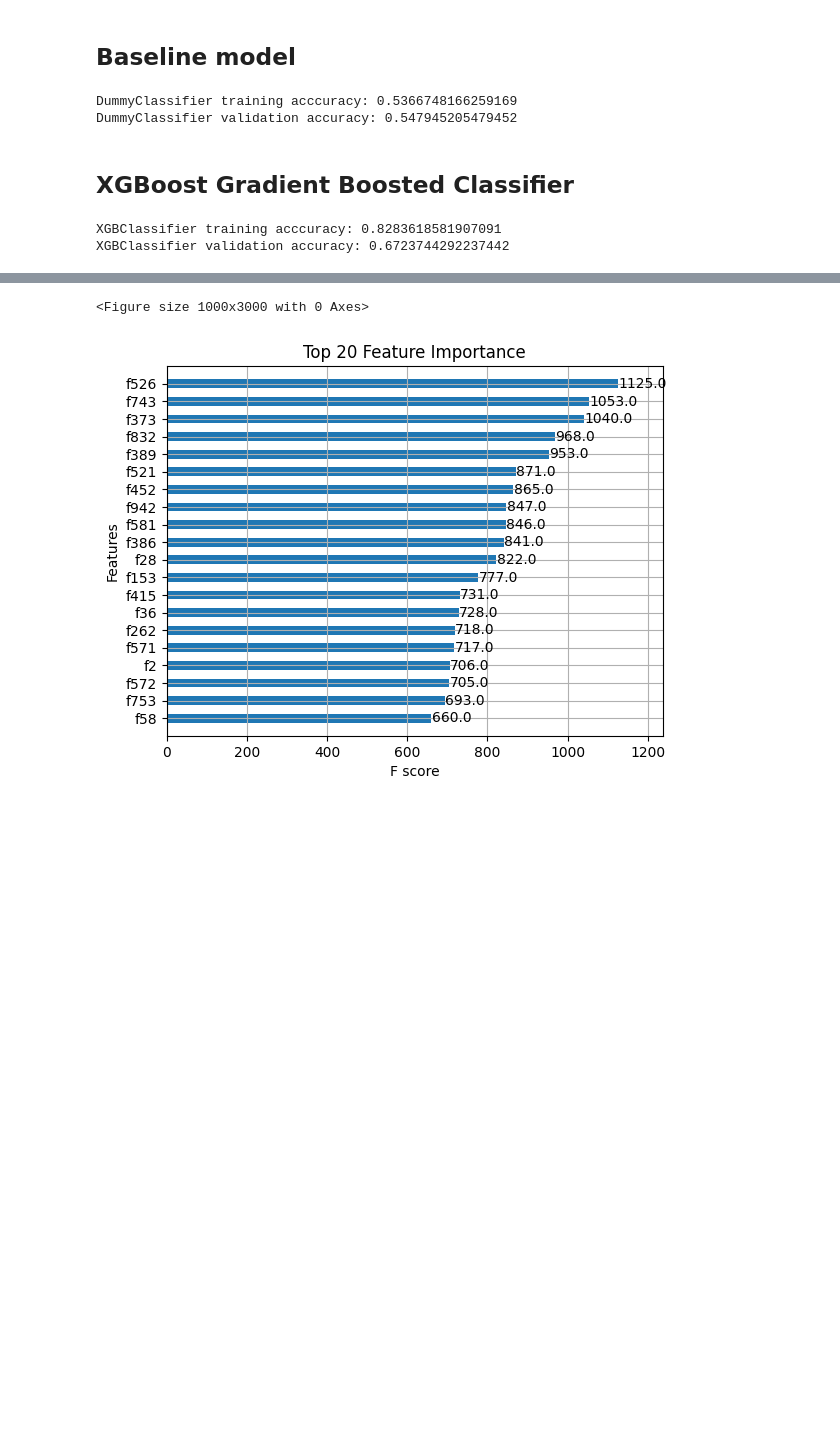
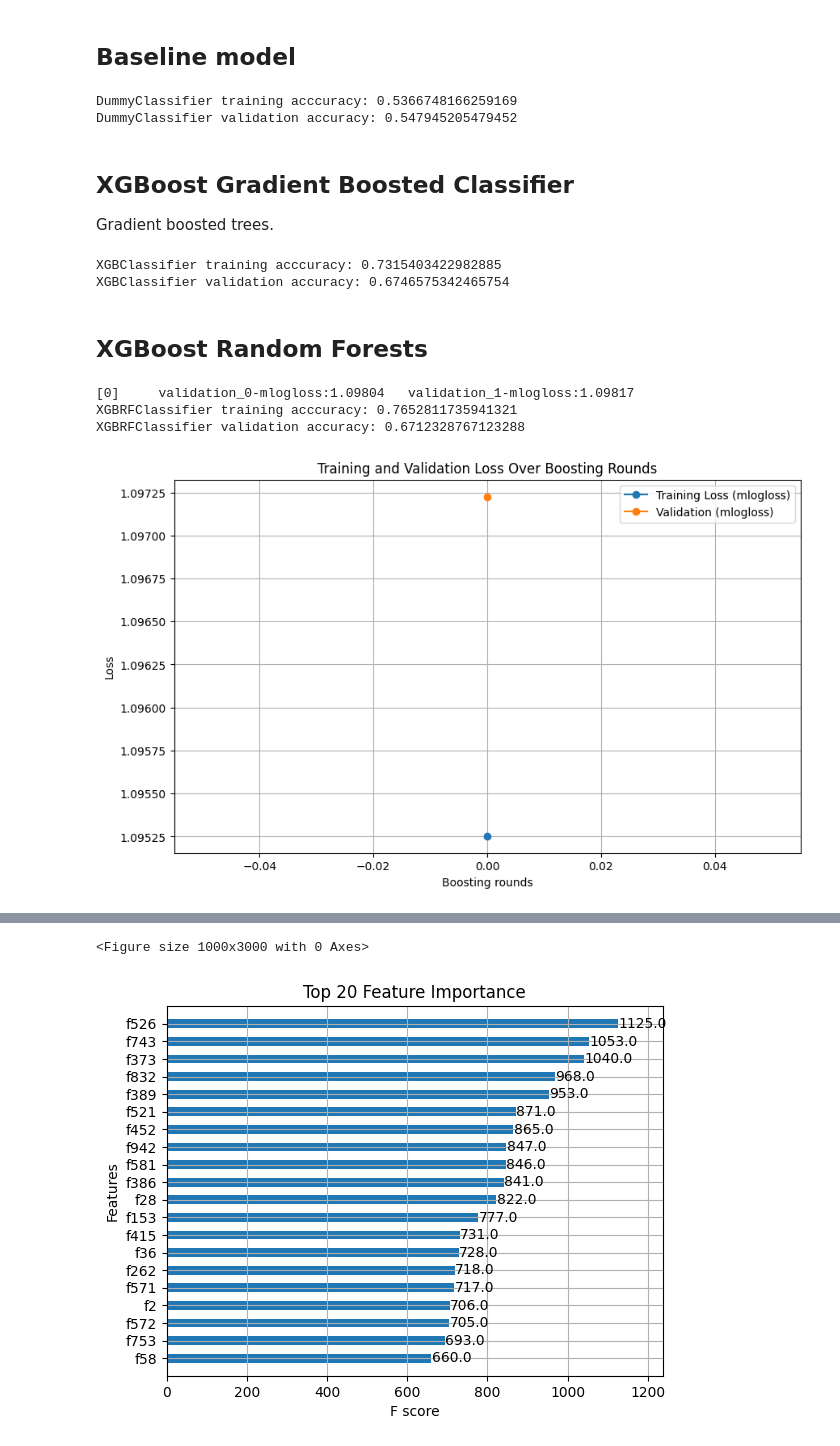
Before and after one commit to misosvec/ml-course-project, a Jupyter notebook: fsa.ipynb, the cells around one changed output, grey strips where cells are left out. Cells and saved outputs as stored; diff of their text form; code cells hidden in the pictures; blank space fills up the shorter version.

Commit message:
Trained XGBClassifier and XGBRFClassifier

```diff
--- a/fsa.ipynb
+++ b/fsa.ipynb
@@ -211,21 +163,78 @@ DummyClassifier training acccuracy: 0.5366748166259169
 DummyClassifier validation accuracy: 0.547945205479452
 # %% [markdown]
 ## XGBoost Gradient Boosted Classifier
+Gradient boosted trees.
 # %%
 from xgboost import XGBClassifier
 
 xgbclf = XGBClassifier(
-    n_estimators=700, # number of boosting rounds
-    max_depth=6,
+    n_estimators=1000, # number of boosting rounds
+    max_depth=3,
     num_class=3,
-    subsample=0.8,
-    colsample_bytree=0.8,
+    colsample_bytree=0.8, #subsampling 80% of columns for each tree
     learning_rate=0.002,
-    eval_metric=["mlogloss", "merror"],
-    early_stopping_rounds=10
+    eval_metric=["mlogloss"],
+    early_stopping_rounds=12
 )
 xgbclf.fit(X_train, y_train, eval_set=[(X_train, y_train), (X_val, y_val)], verbose=False)
 train_valid_eval(xgbclf)
 # %% [output]
-XGBClassifier training acccuracy: 0.8283618581907091
-XGBClassifier validation accuracy: 0.6723744292237442
+XGBClassifier training acccuracy: 0.7315403422982885
+XGBClassifier validation accuracy: 0.6746575342465754
+# %% [markdown]
+## XGBoost Random Forests
+# %%
+from xgboost import XGBRFClassifier
+
+# Define the classifier
+xgbrfc = XGBRFClassifier(
+    n_estimators=6,
+    max_depth=5,
+    num_class=3,
+    learning_rate=0.003,
+    eval_metric=["mlogloss"],
+)
+
+# Train the classifier with early stopping
+xgbrfc.fit(
+    X_train,
+    y_train,
+    eval_set=[(X_train, y_train), (X_val, y_val)],
+    verbose=1
+)
+train_valid_eval(xgbrfc)
+# %% [output]
+[0]     validation_0-mlogloss:1.09804   validation_1-mlogloss:1.09817
+XGBRFClassifier training acccuracy: 0.7652811735941321
+XGBRFClassifier validation accuracy: 0.6712328767123288
+# %%
+results = xgbrfc.evals_result()
+train_results = results['validation_0']
+valid_results = results['validation_1']
+
+import matplotlib.pyplot as plt
+
+plt.figure(figsize=(10, 6))
+plt.plot(
+    range(len(train_results['mlogloss'])),
+    train_results['mlogloss'],
+    label='Training Loss (mlogloss)',
+    marker='o'
+)
+
+plt.plot(
+    range(len(valid_results['mlogloss'])),
+    valid_results['mlogloss'],
+    label='Validation (mlogloss)',
+    marker='o'
+)
+
+
+plt.xlabel('Boosting rounds')
+plt.ylabel('Loss')
+plt.title('Training and Validation Loss Over Boosting Rounds')
+plt.legend()
+plt.grid(True)
+plt.show()
+# %% [output]
+[figure, added]
```
Also changed, not shown: parts of 9 cells of this notebook.
